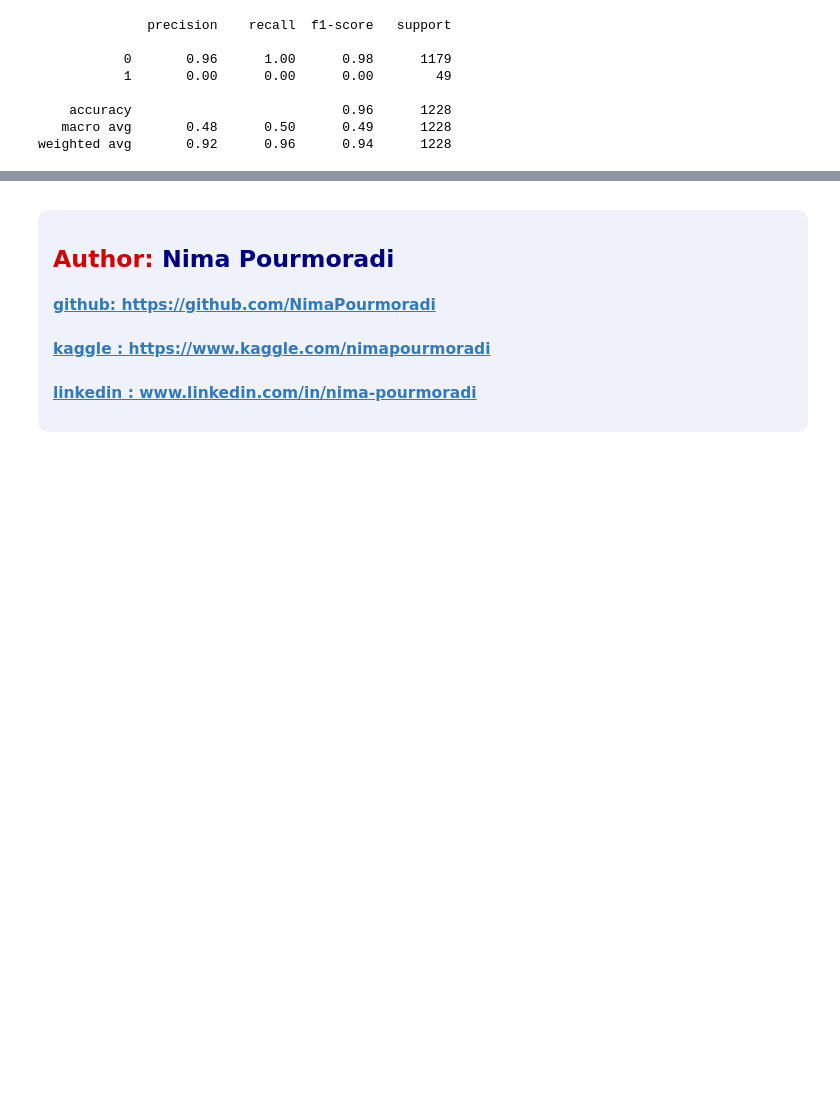
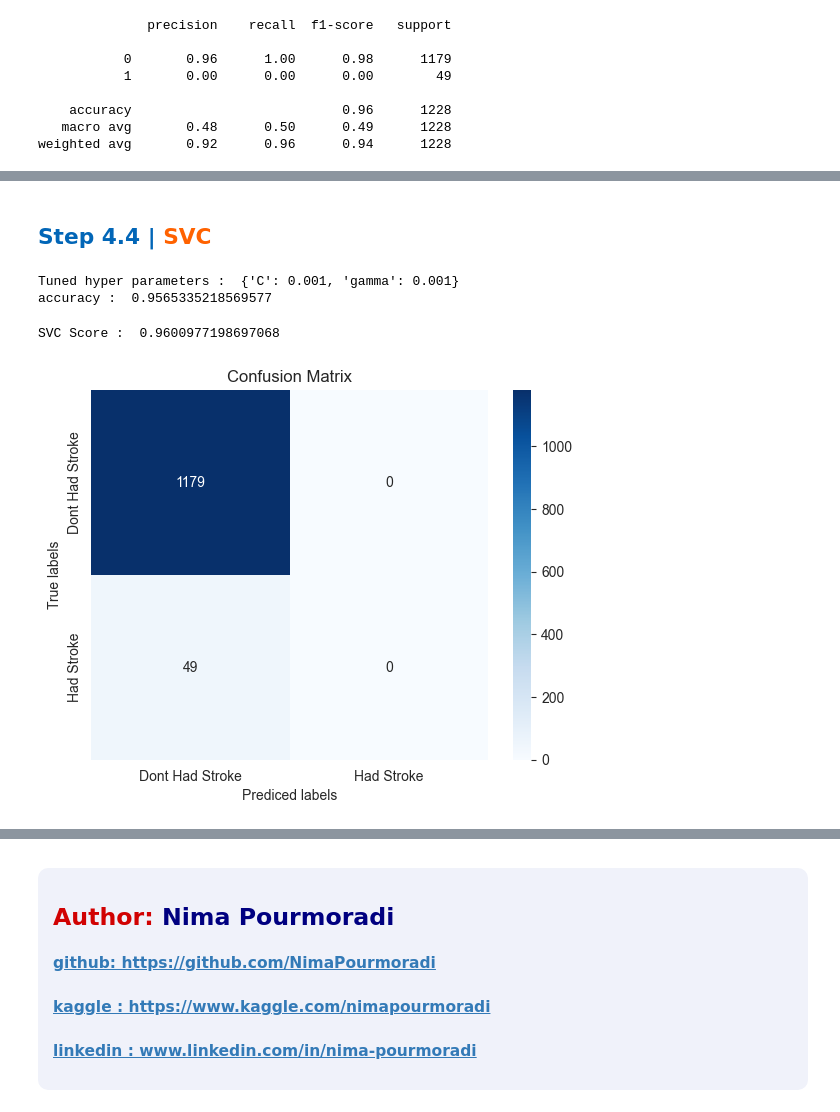
Before and after one commit to NimaPourmoradi/Healthcare_Dataset_Stroke_Data, a Jupyter notebook: Healthcare_Dataset_Stroke.ipynb, the cells around one changed output, grey strips where cells are left out. Cells and saved outputs as stored; diff of their text form; code cells hidden in the pictures; blank space fills up the shorter version.

```diff
--- a/Healthcare_Dataset_Stroke.ipynb
+++ b/Healthcare_Dataset_Stroke.ipynb
@@ -442,0 +486,28 @@ weighted avg       0.92      0.96      0.94      1228
+# %% [markdown]
+<a id="svc"></a>
+<h2><b><span style="color:#0266b7">Step 4.4 | </span><span style="color:#ff6200"> SVC</span></b></h2>
+# %%
+parameters = {
+    'C' : [0.001, 0.01, 0.1, 1.0, 10, 100, 1000],
+    # 'kernel' : ['linear', 'poly', 'rbf', 'sigmoid', 'precomputed'],
+    'gamma' : [0.001, 0.01, 0.1, 1.0, 10, 100, 1000],
+}
+
+svc = SVC()
+svc_cv = GridSearchCV(estimator=svc, param_grid=parameters, cv=10).fit(X_train, y_train)
+
+print('Tuned hyper parameters : ', svc_cv.best_params_)
+print('accuracy : ', svc_cv.best_score_)
+# %% [output]
+Tuned hyper parameters :  {'C': 0.001, 'gamma': 0.001}
+accuracy :  0.9565335218569577
+# %%
+y_pred_svc = svc_cv.predict(X_test)
+svc_cv_score = svc_cv.score(X_test, y_test)
+print('SVC Score : ', svc_cv_score)
+# %% [output]
+SVC Score :  0.9600977198697068
+# %%
+plot_confusion_matrix(y_test, y_pred_svc)
+# %% [output]
+[figure, added]
```
Also changed, not shown: parts of 23 cells of this notebook.
